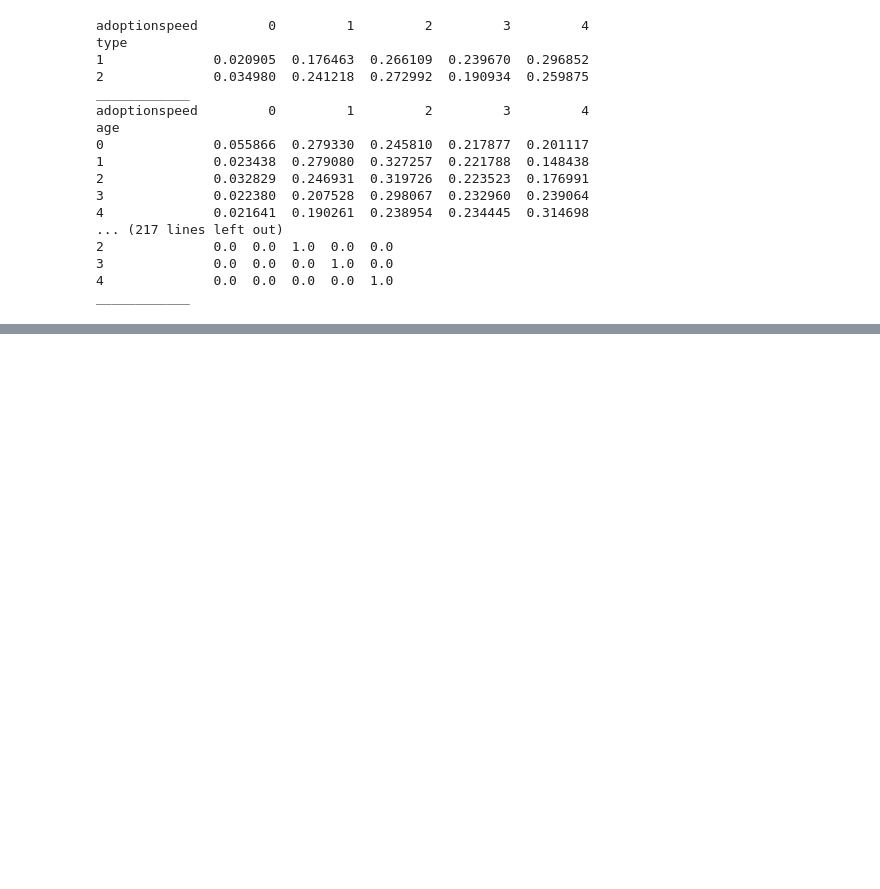
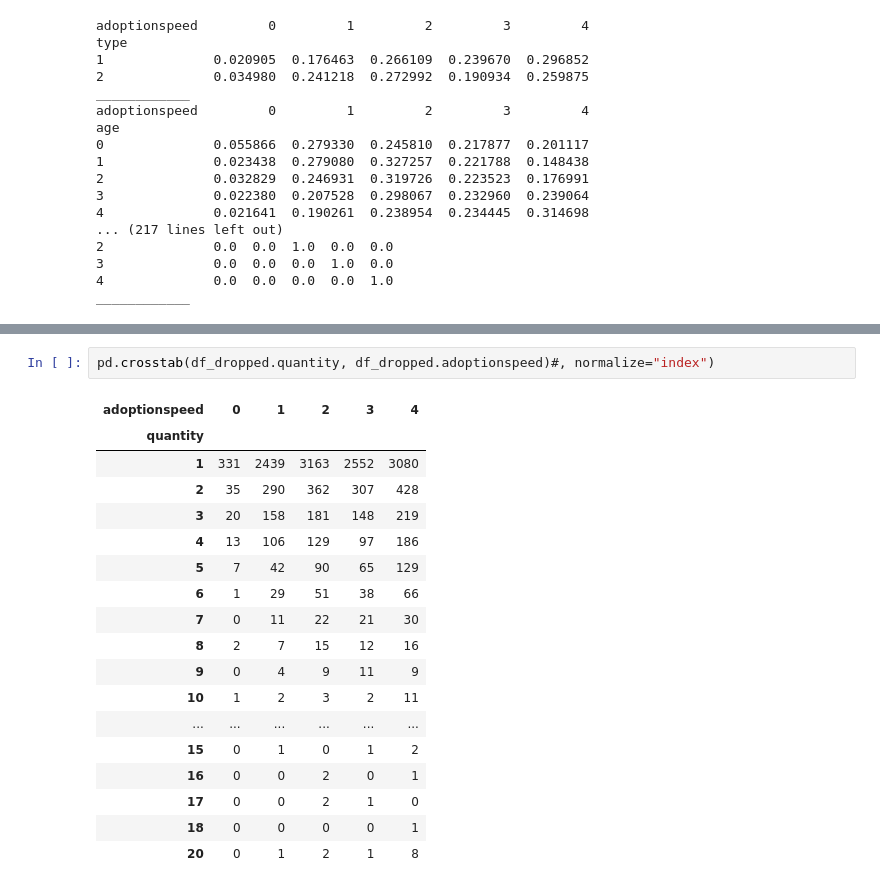
Before and after one commit to LanaCasselmann/ds_capstone_pet_adoptability, a Jupyter notebook: notebooks/pet_eda.ipynb, the cells around one changed output, grey strips where cells are left out. Drawn from its saved outputs; the diff is of its cells as text; blank space fills up the shorter version.

```diff
--- a/notebooks/pet_eda.ipynb
+++ b/notebooks/pet_eda.ipynb
@@ -99,0 +114,21 @@ ____________
+# %%
+pd.crosstab(df_dropped.quantity, df_dropped.adoptionspeed)#, normalize="index")
+# %% [output]
+| adoptionspeed | 0 | 1 | 2 | 3 | 4 |
+| quantity |  |  |  |  |  |
+| 1 | 331 | 2439 | 3163 | 2552 | 3080 |
+| 2 | 35 | 290 | 362 | 307 | 428 |
+| 3 | 20 | 158 | 181 | 148 | 219 |
+| 4 | 13 | 106 | 129 | 97 | 186 |
+| 5 | 7 | 42 | 90 | 65 | 129 |
+| 6 | 1 | 29 | 51 | 38 | 66 |
+| 7 | 0 | 11 | 22 | 21 | 30 |
+| 8 | 2 | 7 | 15 | 12 | 16 |
+| 9 | 0 | 4 | 9 | 11 | 9 |
+| 10 | 1 | 2 | 3 | 2 | 11 |
+| ... | ... | ... | ... | ... | ... |
+| 15 | 0 | 1 | 0 | 1 | 2 |
+| 16 | 0 | 0 | 2 | 0 | 1 |
+| 17 | 0 | 0 | 2 | 1 | 0 |
+| 18 | 0 | 0 | 0 | 0 | 1 |
+| 20 | 0 | 1 | 2 | 1 | 8 |
```
Also changed, not shown: parts of 11 cells of this notebook, 2 other files.
